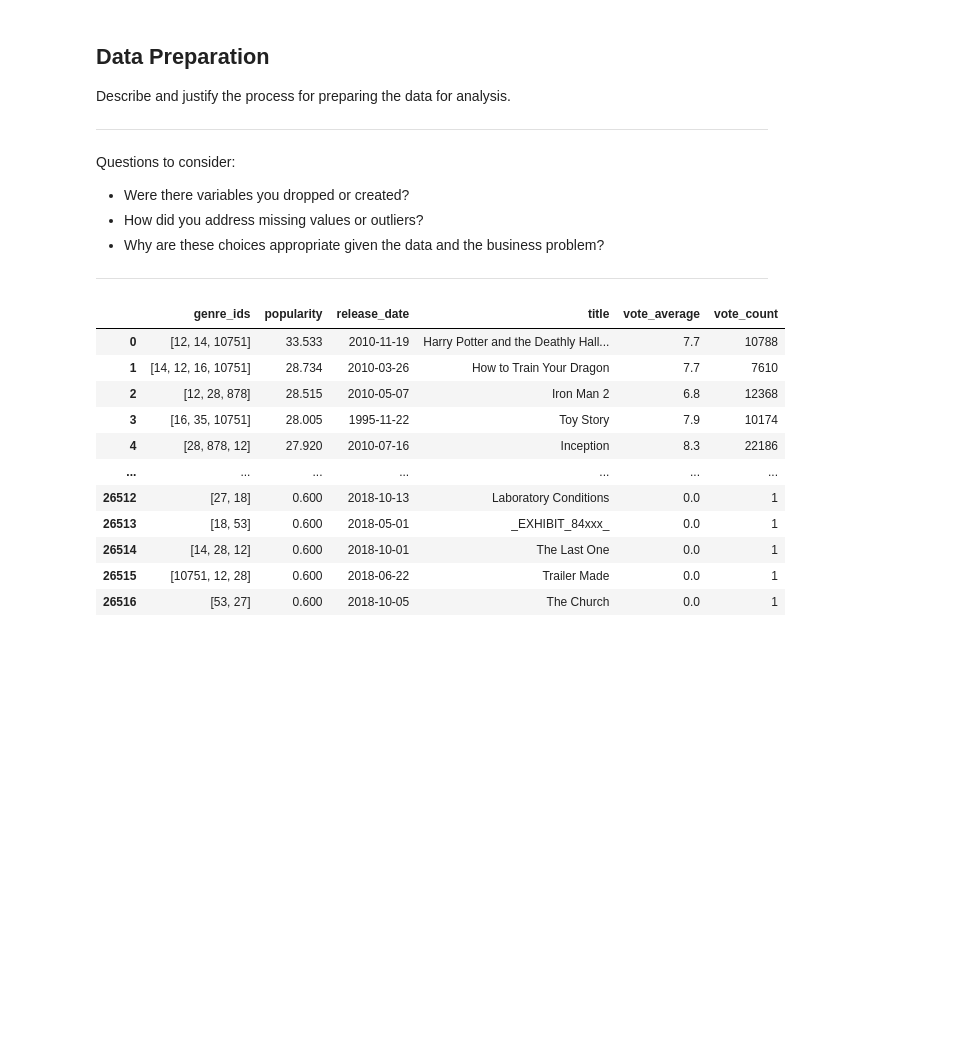
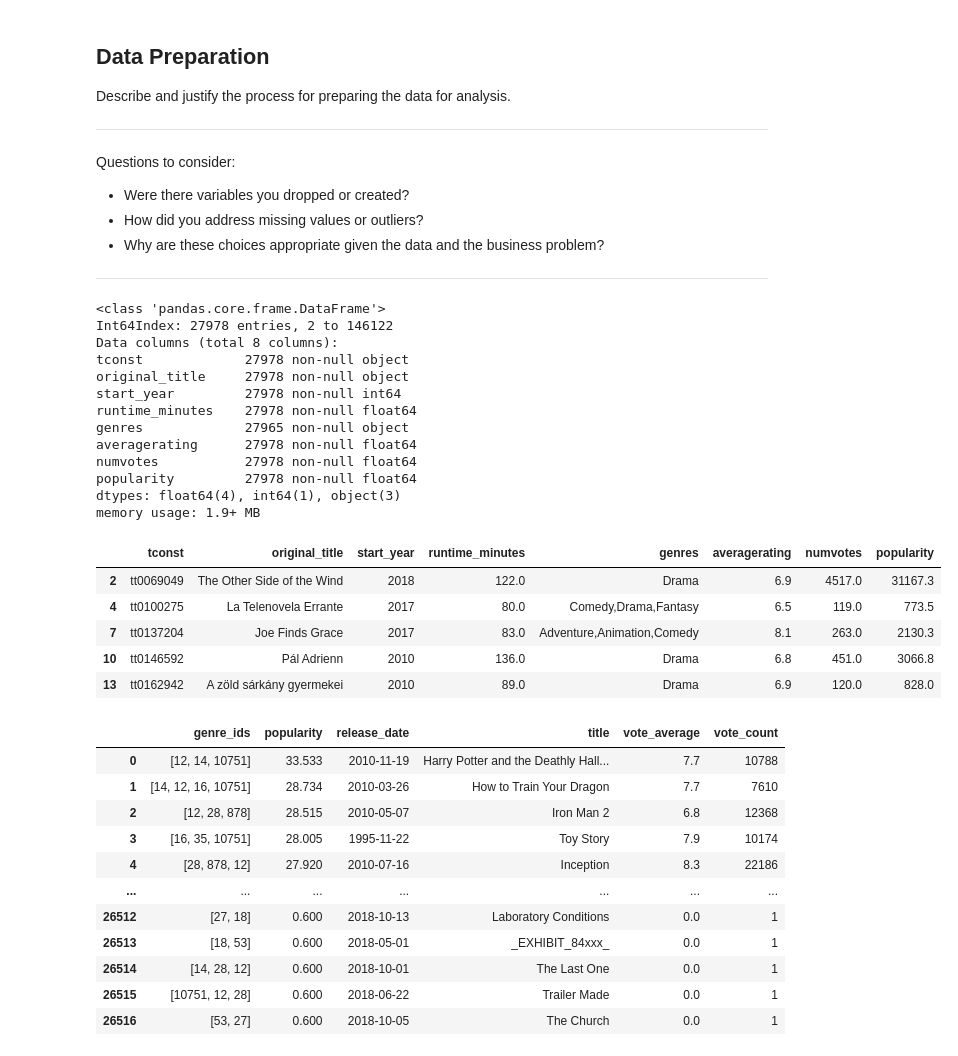
Before and after one commit to lilisbeit/Microsoft-Movies-Project, a Jupyter notebook: Microsoft-Movies-Notebook.ipynb, the cells around one changed output. Cells and saved outputs as stored; diff of their text form; code cells hidden in the pictures; blank space fills up the shorter version.

Commit message:
data cleaning

```diff
--- a/Microsoft-Movies-Notebook.ipynb
+++ b/Microsoft-Movies-Notebook.ipynb
@@ -313,6 +325,43 @@ Questions to consider:
 * How did you address missing values or outliers?
 * Why are these choices appropriate given the data and the business problem?
 ***
+# %%
+# create ratings vs runtime df
+runtime_ratings_df = imdb_title_basics_df.merge(imdb_title_ratings_df,how='left', on='tconst')
+runtime_ratings_df.drop(columns='primary_title', inplace=True)
+
+# drop rows with no ratings or runtime
+runtime_ratings_df.dropna(subset=['averagerating','runtime_minutes'], inplace=True)
+
+#drop rows with number of votes < 100
+runtime_ratings_df = runtime_ratings_df.loc[runtime_ratings_df['numvotes'] >= 100]
+
+#add Popularity column (product of averagerating and numvotes)
+runtime_ratings_df['popularity'] = (runtime_ratings_df['averagerating'])*runtime_ratings_df['numvotes']
+
+runtime_ratings_df.info()
+# runtime_ratings_df.describe()
+runtime_ratings_df.head()
+# %% [output]
+<class 'pandas.core.frame.DataFrame'>
+Int64Index: 27978 entries, 2 to 146122
+Data columns (total 8 columns):
+tconst             27978 non-null object
+original_title     27978 non-null object
+start_year         27978 non-null int64
+runtime_minutes    27978 non-null float64
+genres             27965 non-null object
+averagerating      27978 non-null float64
+numvotes           27978 non-null float64
+popularity         27978 non-null float64
+dtypes: float64(4), int64(1), object(3)
+memory usage: 1.9+ MB
+|  | tconst | original_title | start_year | runtime_minutes | genres | averagerating | numvotes | popularity |
+| 2 | tt0069049 | The Other Side of the Wind | 2018 | 122.0 | Drama | 6.9 | 4517.0 | 31167.3 |
+| 4 | tt0100275 | La Telenovela Errante | 2017 | 80.0 | Comedy,Drama,Fantasy | 6.5 | 119.0 | 773.5 |
+| 7 | tt0137204 | Joe Finds Grace | 2017 | 83.0 | Adventure,Animation,Comedy | 8.1 | 263.0 | 2130.3 |
+| 10 | tt0146592 | Pál Adrienn | 2010 | 136.0 | Drama | 6.8 | 451.0 | 3066.8 |
+| 13 | tt0162942 | A zöld sárkány gyermekei | 2010 | 89.0 | Drama | 6.9 | 120.0 | 828.0 |
 # %%
 #clean up tmdb data
 
```
Also changed, not shown: parts of 4 cells of this notebook.
